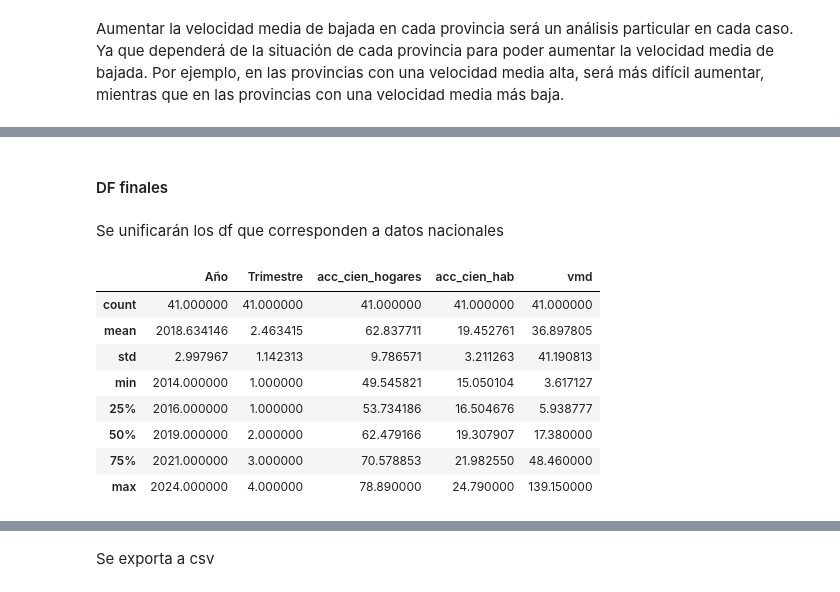
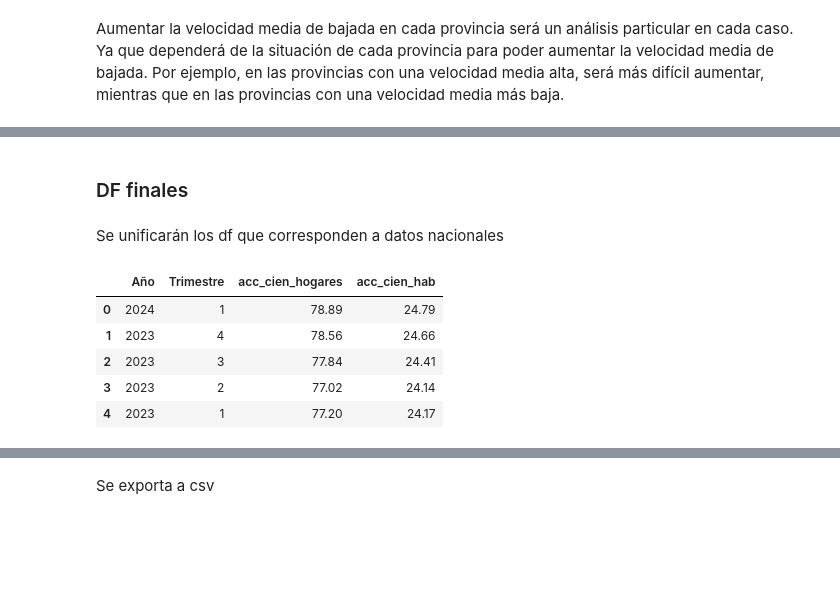
Before and after one commit to hzaquelli82/PI02_Jara_Zaquelli_Hugo, a Jupyter notebook: EDA.ipynb, the cells around one changed output, grey strips where cells are left out. Saved outputs shown, nothing was run; the diff lists cells and outputs as text; code cells hidden in the pictures; blank space fills up the shorter version.

```diff
--- a/EDA.ipynb
+++ b/EDA.ipynb
@@ -1213,16 +1380,13 @@ Aumentar la velocidad media de bajada en cada provincia será un análisis parti
 # %% [markdown]
-#### DF finales
+### DF finales
 # %% [markdown]
 Se unificarán los df que corresponden a datos nacionales
 # %%
-df_penetrecion_nacional.describe()
+df_penetrecion_nacional.head()
 # %% [output]
-|  | Año | Trimestre | acc_cien_hogares | acc_cien_hab | vmd |
-| count | 41.000000 | 41.000000 | 41.000000 | 41.000000 | 41.000000 |
-| mean | 2018.634146 | 2.463415 | 62.837711 | 19.452761 | 36.897805 |
-| std | 2.997967 | 1.142313 | 9.786571 | 3.211263 | 41.190813 |
-| min | 2014.000000 | 1.000000 | 49.545821 | 15.050104 | 3.617127 |
-| 25% | 2016.000000 | 1.000000 | 53.734186 | 16.504676 | 5.938777 |
-| 50% | 2019.000000 | 2.000000 | 62.479166 | 19.307907 | 17.380000 |
-| 75% | 2021.000000 | 3.000000 | 70.578853 | 21.982550 | 48.460000 |
-| max | 2024.000000 | 4.000000 | 78.890000 | 24.790000 | 139.150000 |
+|  | Año | Trimestre | acc_cien_hogares | acc_cien_hab |
+| 0 | 2024 | 1 | 78.89 | 24.79 |
+| 1 | 2023 | 4 | 78.56 | 24.66 |
+| 2 | 2023 | 3 | 77.84 | 24.41 |
+| 3 | 2023 | 2 | 77.02 | 24.14 |
+| 4 | 2023 | 1 | 77.20 | 24.17 |
```
Also changed, not shown: parts of 38 cells of this notebook, 10 other files.
